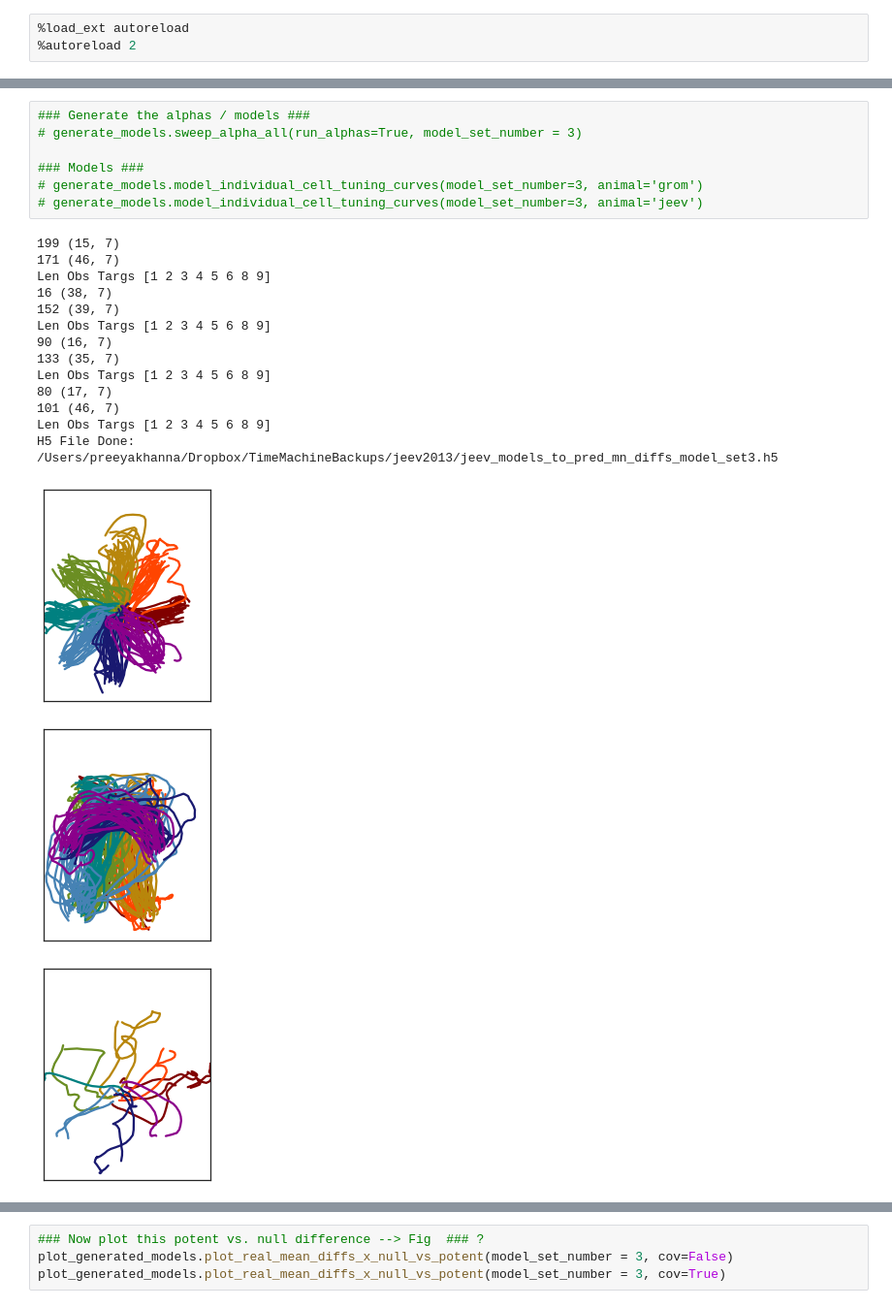
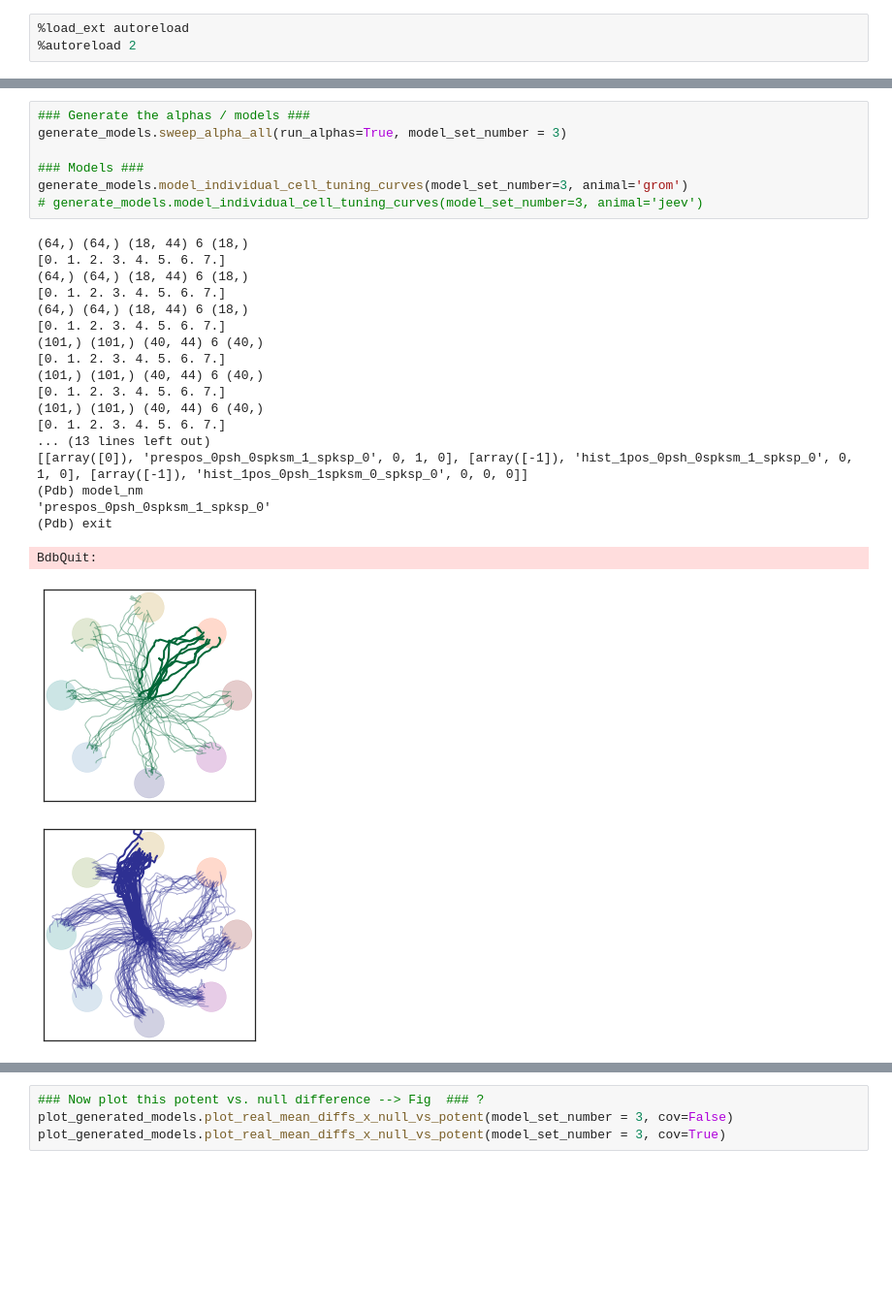
Before and after one commit to pkhanna104/bmi_dynamics_code, a Jupyter notebook: notebooks/Fig 1 | Potent vs. Null Activity.ipynb, the cells around one changed output, grey strips where cells are left out. Shown at 97% size. Saved outputs shown, nothing was run; the diff lists cells and outputs as text; blank space fills up the shorter version.

```diff
--- a/notebooks/Fig 1 | Potent vs. Null Activity.ipynb
+++ b/notebooks/Fig 1 | Potent vs. Null Activity.ipynb
@@ -9,24 +21,28 @@ from online_analysis import generate_models, plot_generated_models
 # %%
 ### Generate the alphas / models ###
-# generate_models.sweep_alpha_all(run_alphas=True, model_set_number = 3)
+generate_models.sweep_alpha_all(run_alphas=True, model_set_number = 3)
 
 ### Models ###
-# generate_models.model_individual_cell_tuning_curves(model_set_number=3, animal='grom')
+generate_models.model_individual_cell_tuning_curves(model_set_number=3, animal='grom')
 # generate_models.model_individual_cell_tuning_curves(model_set_number=3, animal='jeev')
 # %% [output]
-199 (15, 7)
-171 (46, 7)
-Len Obs Targs [1 2 3 4 5 6 8 9]
-16 (38, 7)
-152 (39, 7)
-Len Obs Targs [1 2 3 4 5 6 8 9]
-90 (16, 7)
-133 (35, 7)
-Len Obs Targs [1 2 3 4 5 6 8 9]
-80 (17, 7)
-101 (46, 7)
-Len Obs Targs [1 2 3 4 5 6 8 9]
-H5 File Done:  /Users/preeyakhanna/Dropbox/TimeMachineBackups/jeev2013/jeev_models_to_pred_mn_diffs_model_set3.h5
+(64,) (64,) (18, 44) 6 (18,)
+[0. 1. 2. 3. 4. 5. 6. 7.]
+(64,) (64,) (18, 44) 6 (18,)
+[0. 1. 2. 3. 4. 5. 6. 7.]
+(64,) (64,) (18, 44) 6 (18,)
+[0. 1. 2. 3. 4. 5. 6. 7.]
+(101,) (101,) (40, 44) 6 (40,)
+[0. 1. 2. 3. 4. 5. 6. 7.]
+(101,) (101,) (40, 44) 6 (40,)
+[0. 1. 2. 3. 4. 5. 6. 7.]
+(101,) (101,) (40, 44) 6 (40,)
+[0. 1. 2. 3. 4. 5. 6. 7.]
+... (13 lines left out)
+[[array([0]), 'prespos_0psh_0spksm_1_spksp_0', 0, 1, 0], [array([-1]), 'hist_1pos_0psh_0spksm_1_spksp_0', 0, 1, 0], [array([-1]), 'hist_1pos_0psh_1spksm_0_spksp_0', 0, 0, 0]]
+(Pdb) model_nm
+'prespos_0psh_0spksm_1_spksp_0'
+(Pdb) exit
+BdbQuit:
-[figure, old version]
+[figure, new version]
-[figure, old version]
+[figure, new version]
-[figure, removed]
```
Also changed, not shown: parts of 2 cells of this notebook, 3 other files.
